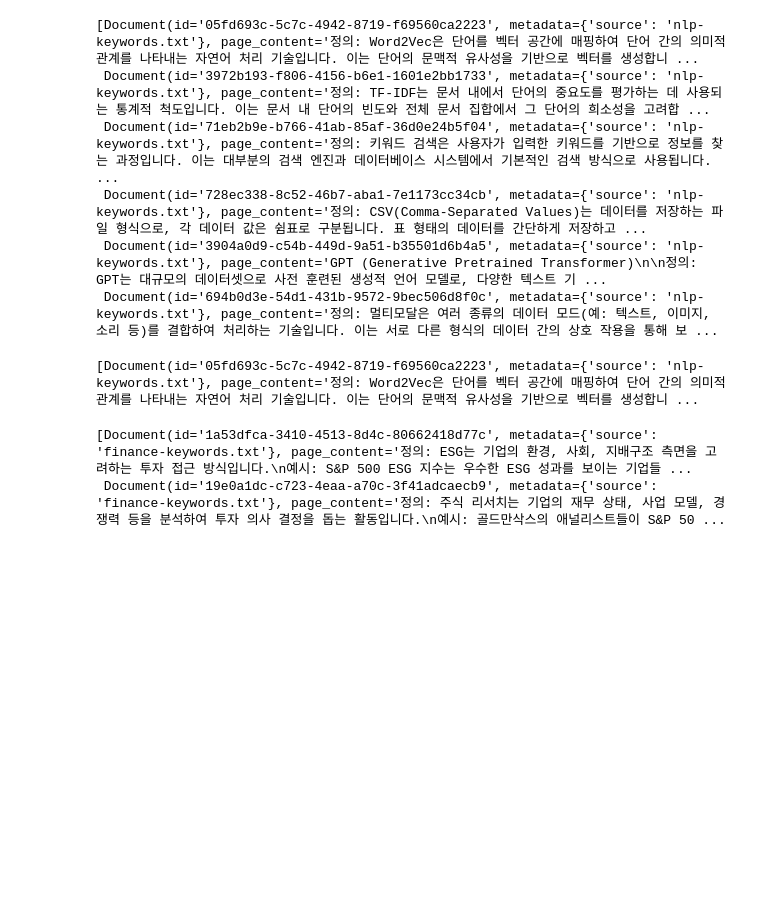
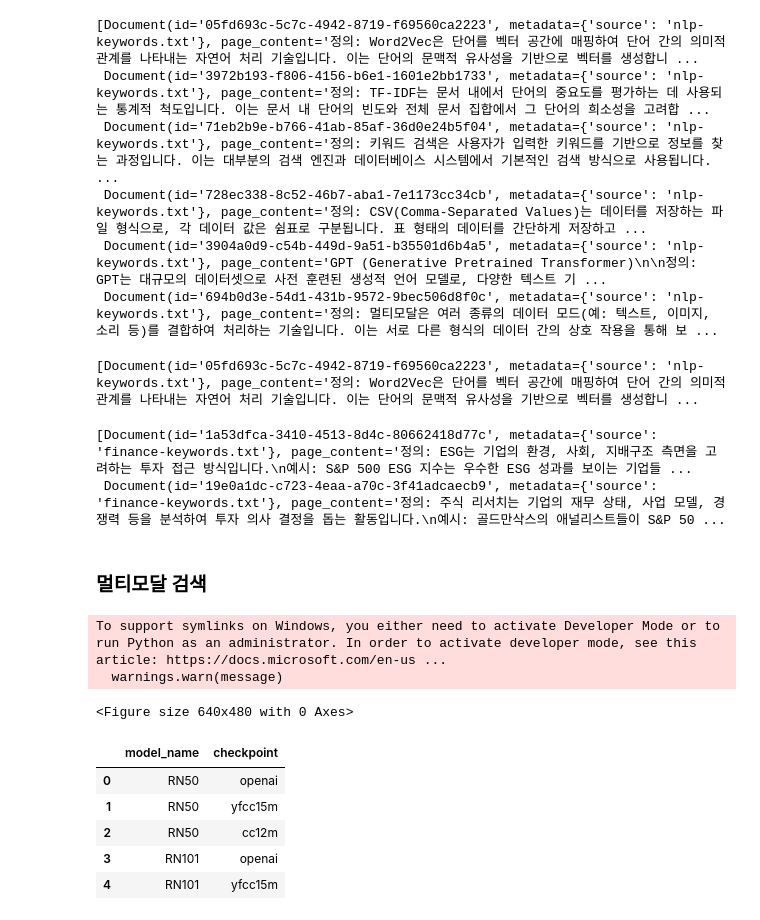
Before and after one commit to kisoja24782-ux/hanwha_0902, a Jupyter notebook: ex_0922_2/ch12_01.ipynb, the cells around one changed output. Saved outputs shown, nothing was run; the diff lists cells and outputs as text; code cells hidden in the pictures; blank space fills up the shorter version.

```diff
--- a/ex_0922_2/ch12_01.ipynb
+++ b/ex_0922_2/ch12_01.ipynb
@@ -243,3 +243,22 @@ retriever.invoke("ESG에 대하여 알려줘")
 # %% [output]
 [Document(id='1a53dfca-3410-4513-8d4c-80662418d77c', metadata={'source': 'finance-keywords.txt'}, page_content='정의: ESG는 기업의 환경, 사회, 지배구조 측면을 고려하는 투자 접근 방식입니다.\n예시: S&P 500 ESG 지수는 우수한 ESG 성과를 보이는 기업들 ...
  Document(id='19e0a1dc-c723-4eaa-a70c-3f41adcaecb9', metadata={'source': 'finance-keywords.txt'}, page_content='정의: 주식 리서치는 기업의 재무 상태, 사업 모델, 경쟁력 등을 분석하여 투자 의사 결정을 돕는 활동입니다.\n예시: 골드만삭스의 애널리스트들이 S&P 50 ...
+# %% [markdown]
+### 멀티모달 검색
+# %%
+import os
+from datasets import load_dataset
+from matplotlib import pyplot as plt
+
+dataset = load_dataset(
+    path="detection-datasets/coco",
+    name= "default",
+    split= "train",
+    streaming= True
+)
+
+IMAGE_FOLDER = "tmp"
+N_IMAGE = 20
+# %% [output]
+To support symlinks on Windows, you either need to activate Developer Mode or to run Python as an administrator. In order to activate developer mode, see this article: https://docs.microsoft.com/en-us ...
+  warnings.warn(message)
@@ -245,0 +274,33 @@ retriever.invoke("ESG에 대하여 알려줘")
+# %%
+dataset_iter = iter(dataset)
+os.makedirs(IMAGE_FOLDER, exist_ok= True)
+
+for i in range(N_IMAGE):
+    data = next(dataset_iter)
+    image = data["image"]
+    label = data["objects"]["category"][0]
+
+
+    axes[i].imshow(image)
+    axes[i].set_title(label, fontsize= 8)
+    axes[i].axis("off")
+
+    image.save(f"{IMAGE_FOLDER}/{i}.jpg")
+
+
+plt.tight_layout()
+plt.show()
+# %% [output]
+<Figure size 640x480 with 0 Axes>
+# %%
+import open_clip
+import pandas as pd
+
+pd.DataFrame(open_clip.list_pretrained(), columns=["model_name", "checkpoint"]).head()
+# %% [output]
+|  | model_name | checkpoint |
+| 0 | RN50 | openai |
+| 1 | RN50 | yfcc15m |
+| 2 | RN50 | cc12m |
+| 3 | RN101 | openai |
+| 4 | RN101 | yfcc15m |
```
Also changed, not shown: parts of 13 cells of this notebook.
